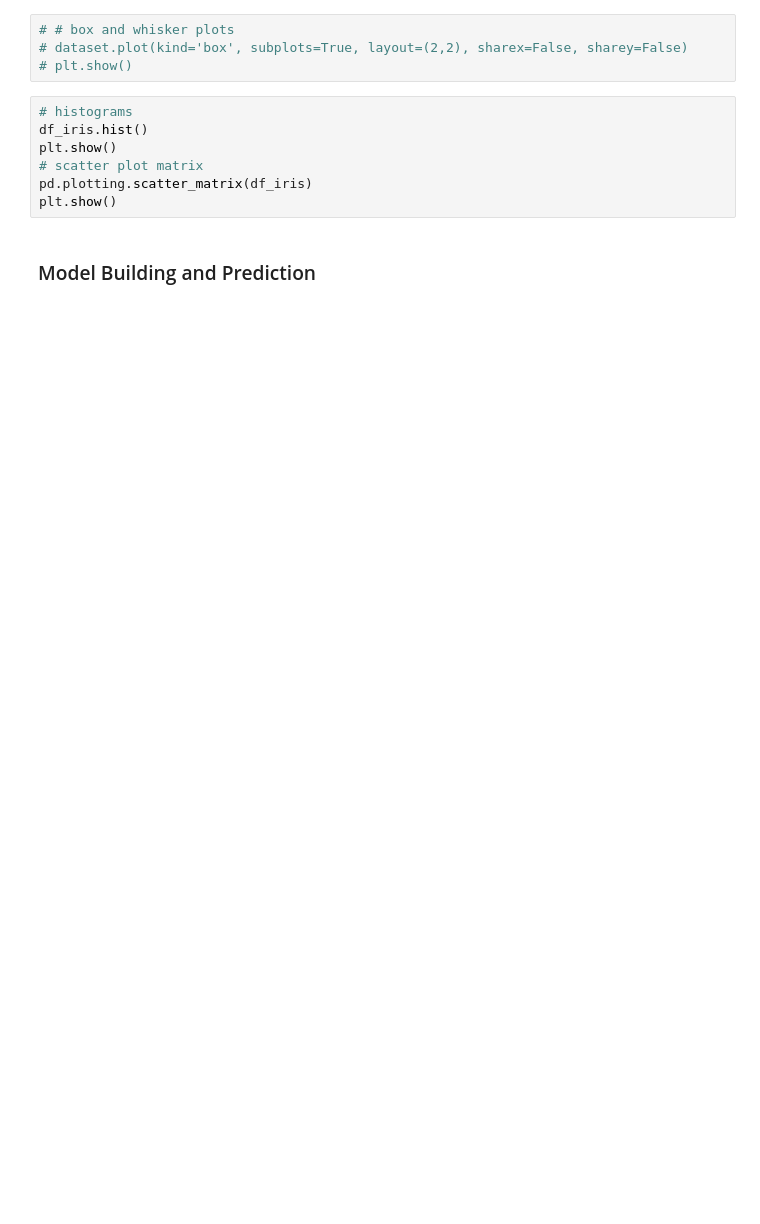
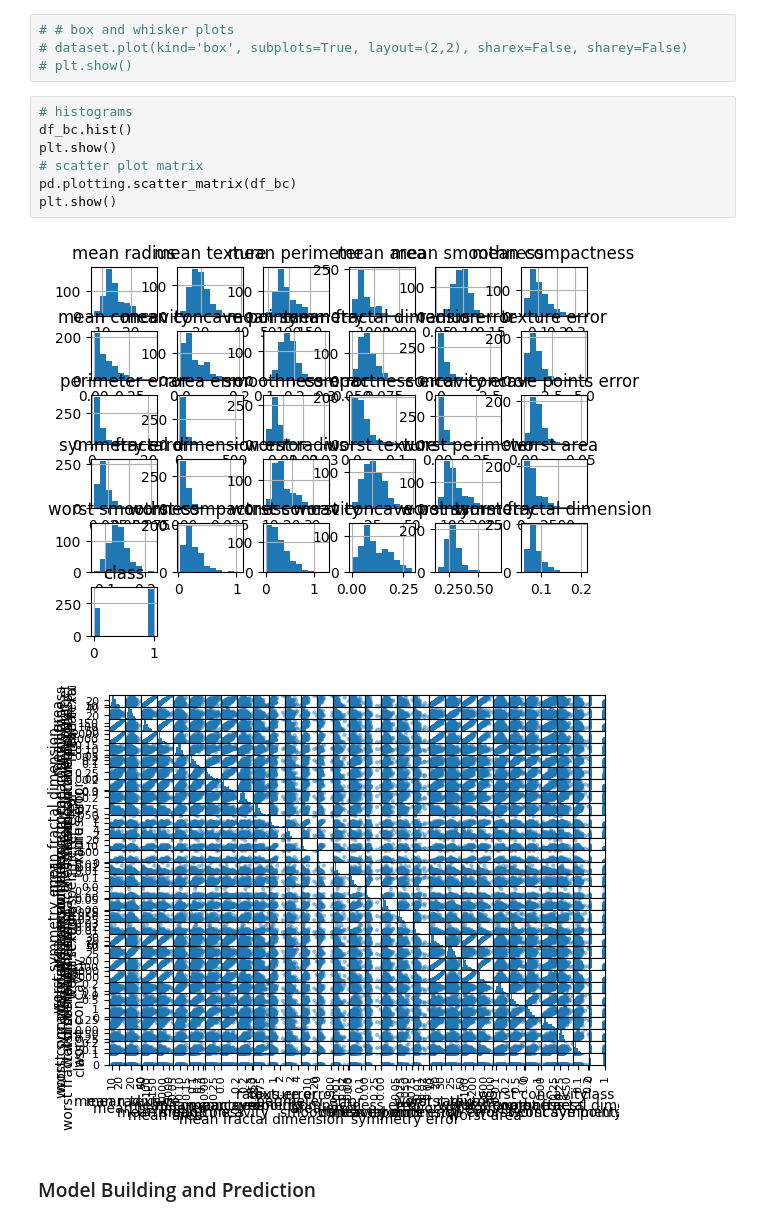
Before and after one commit to Junaid-EEE11/coursework, a Jupyter notebook: breast cancer.ipynb, the cells around one changed output. Drawn from its saved outputs; the diff is of its cells as text; blank space fills up the shorter version.

```diff
--- a/breast cancer.ipynb
+++ b/breast cancer.ipynb
@@ -56,11 +97,14 @@ plt.show()
 # plt.show()
 # %%
 # histograms
-df_iris.hist()
+df_bc.hist()
 plt.show()
 # scatter plot matrix
-pd.plotting.scatter_matrix(df_iris)
+pd.plotting.scatter_matrix(df_bc)
 plt.show()
+# %% [output]
+[figure, added]
+[figure, added]
 # %% [markdown]
 ### Model Building and Prediction
 # %%
```
Also changed, not shown: parts of 17 cells of this notebook.
